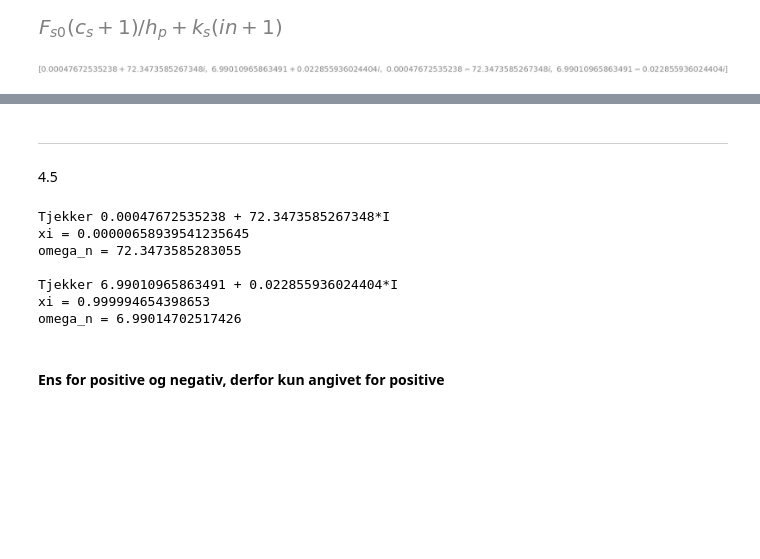
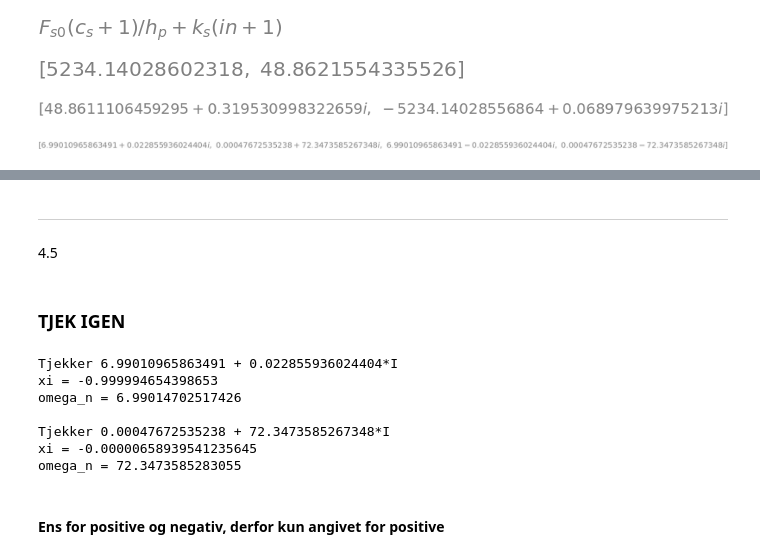
Before and after one commit to Apros7/Mat1Project, a Jupyter notebook: Opgave 4.4+4.5.ipynb, the cells around one changed output, grey strips where cells are left out. Cells and saved outputs as stored; diff of their text form; code cells hidden in the pictures; blank space fills up the shorter version.

```diff
--- a/Opgave 4.4+4.5.ipynb
+++ b/Opgave 4.4+4.5.ipynb
@@ -92,12 +92,16 @@ k_stjerne
 # %% [output]
 [figure]
 # %%
-values = [sqrt(val).evalf() for val in A.eigenvals().keys()]
+display([abs(val).evalf() for val in A.eigenvals().keys()])
+løsninger = [x for x in (list(A.eigenvals().keys()))[::-1]]
+values = [sqrt(val).evalf() for val in løsninger]
 all_values = [re(val)+im(val)*I for val in values] + [re(val)-im(val)*I for val in values]
 #all_values = [p.evalf() for p in all_values]
 all_values
 # %% [output]
-[figure, old version]
+[figure, new version]
+[figure, added]
+[figure, added]
 # %%
 A.eigenvects()
 # %% [output]
@@ -105,20 +109,22 @@ $\displaystyle \left[ \left( -5234.14028556864 + 0.068979639975213 i, \  1, \  \
 # %% [markdown]
 ----
 4.5
+# %% [markdown]
+### TJEK IGEN
 # %%
 for lamb in values:
     print(f"Tjekker {lamb}")
-    xi = re(lamb)/abs(lamb)
+    xi = -re(lamb)/abs(lamb)
     print(f"xi = {xi}")
     omega_n = abs(lamb)
     print(f"omega_n = {omega_n}\n")
 # %% [output]
+Tjekker 6.99010965863491 + 0.022855936024404*I
+xi = -0.999994654398653
+omega_n = 6.99014702517426
+
 Tjekker 0.00047672535238 + 72.3473585267348*I
-xi = 0.00000658939541235645
+xi = -0.00000658939541235645
 omega_n = 72.3473585283055
-
-Tjekker 6.99010965863491 + 0.022855936024404*I
-xi = 0.999994654398653
-omega_n = 6.99014702517426
 # %% [markdown]
 #### Ens for positive og negativ, derfor kun angivet for positive
```
